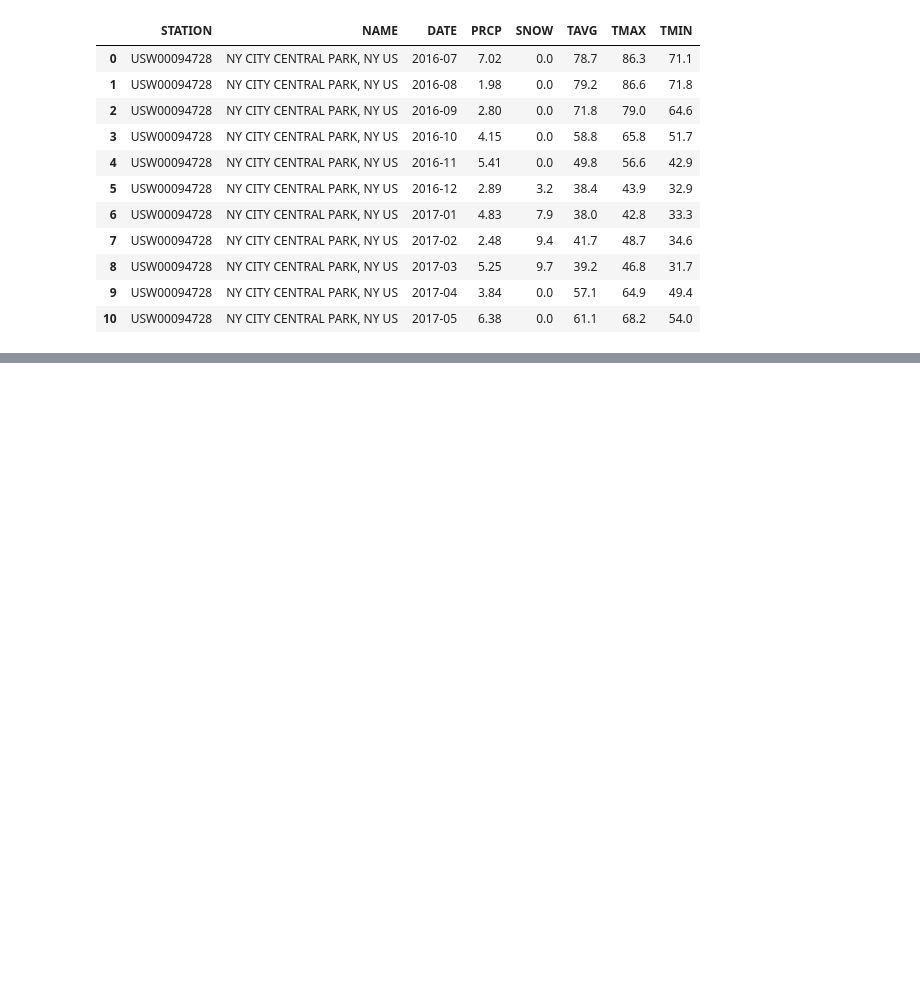
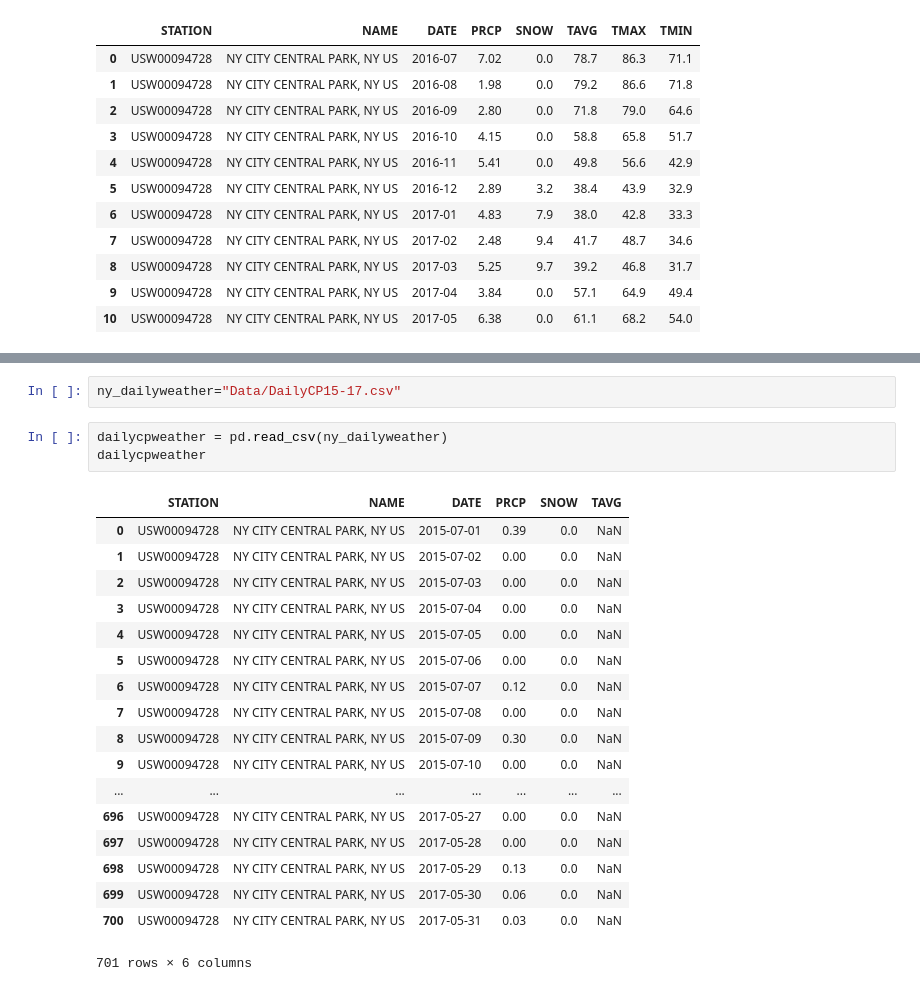
Before and after one commit to giolee88/FluTracker, a Jupyter notebook: Code/NYCSVWeather.ipynb, the cells around one changed output, grey strips where cells are left out. Drawn from its saved outputs; the diff is of its cells as text; blank space fills up the shorter version.

```diff
--- a/Code/NYCSVWeather.ipynb
+++ b/Code/NYCSVWeather.ipynb
@@ -43,0 +66,24 @@ weather16_17
+# %%
+ny_dailyweather="Data/DailyCP15-17.csv"
+# %%
+dailycpweather = pd.read_csv(ny_dailyweather)
+dailycpweather
+# %% [output]
+|  | STATION | NAME | DATE | PRCP | SNOW | TAVG |
+| 0 | USW00094728 | NY CITY CENTRAL PARK, NY US | 2015-07-01 | 0.39 | 0.0 | NaN |
+| 1 | USW00094728 | NY CITY CENTRAL PARK, NY US | 2015-07-02 | 0.00 | 0.0 | NaN |
+| 2 | USW00094728 | NY CITY CENTRAL PARK, NY US | 2015-07-03 | 0.00 | 0.0 | NaN |
+| 3 | USW00094728 | NY CITY CENTRAL PARK, NY US | 2015-07-04 | 0.00 | 0.0 | NaN |
+| 4 | USW00094728 | NY CITY CENTRAL PARK, NY US | 2015-07-05 | 0.00 | 0.0 | NaN |
+| 5 | USW00094728 | NY CITY CENTRAL PARK, NY US | 2015-07-06 | 0.00 | 0.0 | NaN |
+| 6 | USW00094728 | NY CITY CENTRAL PARK, NY US | 2015-07-07 | 0.12 | 0.0 | NaN |
+| 7 | USW00094728 | NY CITY CENTRAL PARK, NY US | 2015-07-08 | 0.00 | 0.0 | NaN |
+| 8 | USW00094728 | NY CITY CENTRAL PARK, NY US | 2015-07-09 | 0.30 | 0.0 | NaN |
+| 9 | USW00094728 | NY CITY CENTRAL PARK, NY US | 2015-07-10 | 0.00 | 0.0 | NaN |
+| ... | ... | ... | ... | ... | ... | ... |
+| 696 | USW00094728 | NY CITY CENTRAL PARK, NY US | 2017-05-27 | 0.00 | 0.0 | NaN |
+| 697 | USW00094728 | NY CITY CENTRAL PARK, NY US | 2017-05-28 | 0.00 | 0.0 | NaN |
+| 698 | USW00094728 | NY CITY CENTRAL PARK, NY US | 2017-05-29 | 0.13 | 0.0 | NaN |
+| 699 | USW00094728 | NY CITY CENTRAL PARK, NY US | 2017-05-30 | 0.06 | 0.0 | NaN |
+| 700 | USW00094728 | NY CITY CENTRAL PARK, NY US | 2017-05-31 | 0.03 | 0.0 | NaN |
+701 rows × 6 columns
```
Also changed, not shown: parts of 1 cell of this notebook, 3 other files.
